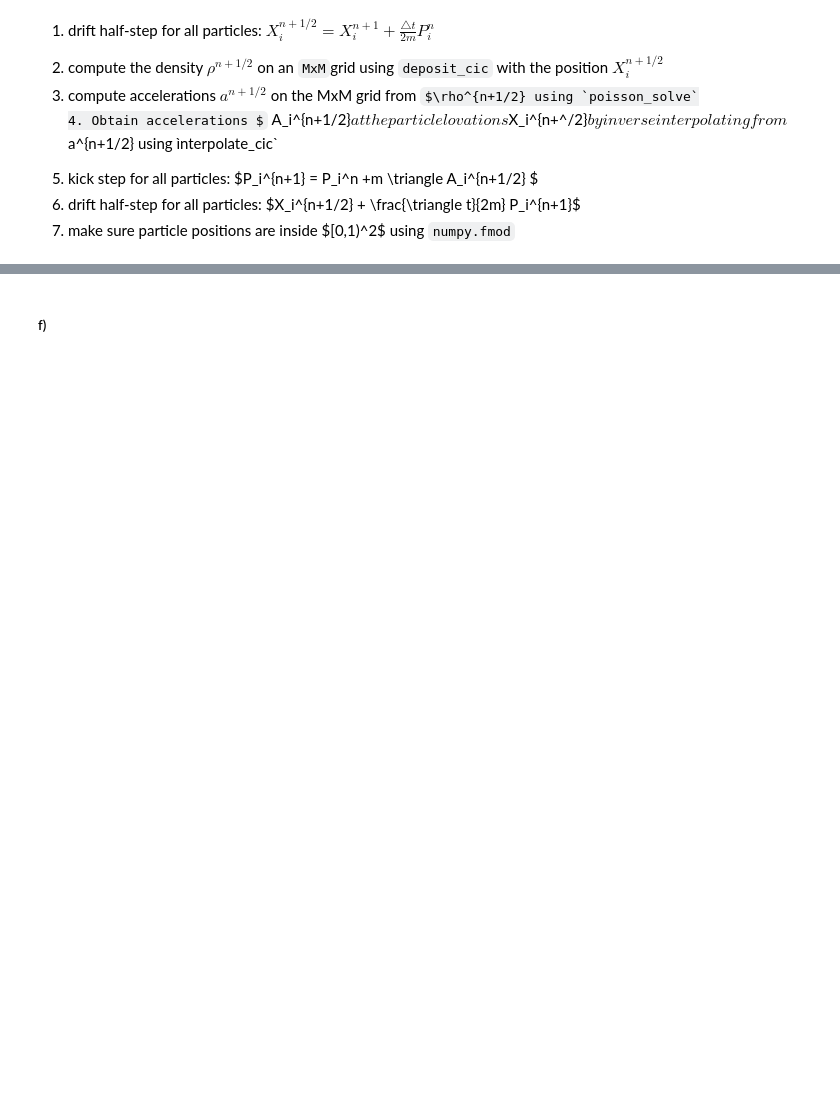
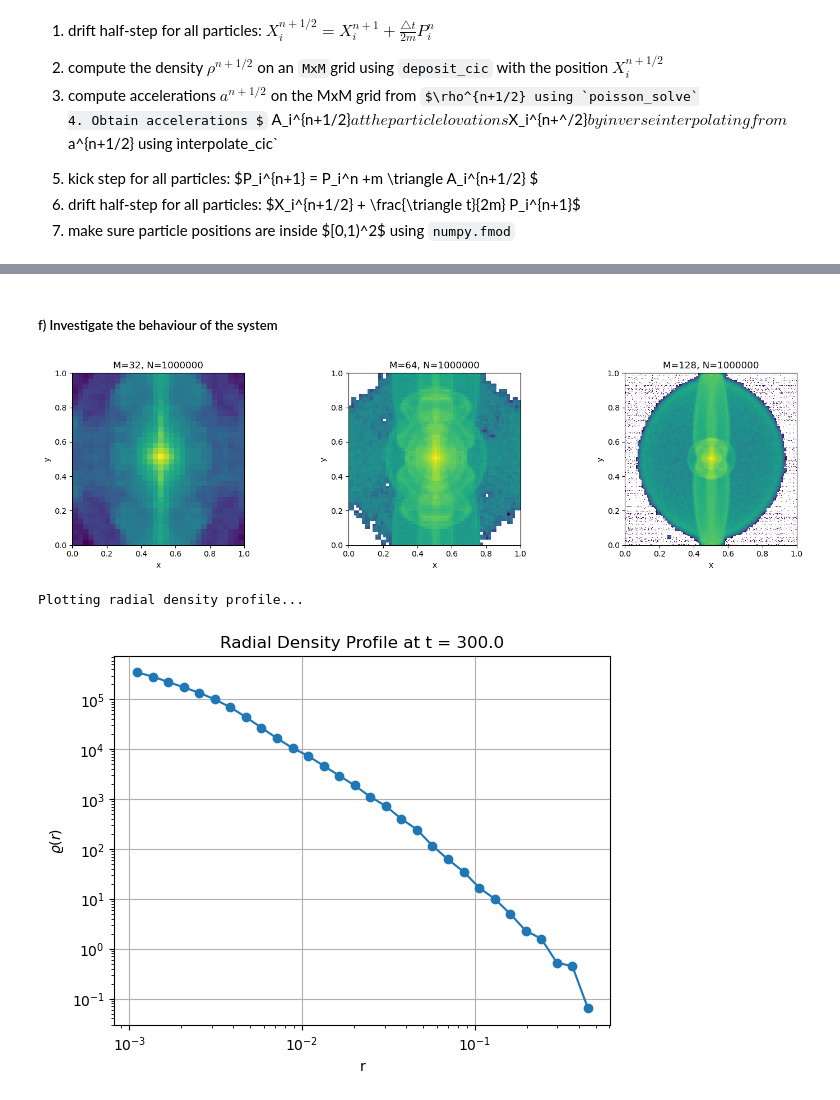
Before and after one commit to ShannonS00/Computational-Astrophysics, a Jupyter notebook: Worksheet_10/Worksheet_10_G22.ipynb, the cells around one changed output, grey strips where cells are left out. Saved outputs shown, nothing was run; the diff lists cells and outputs as text; code cells hidden in the pictures; some formulas as TeX source; blank space fills up the shorter version.

```diff
--- a/Worksheet_10/Worksheet_10_G22.ipynb
+++ b/Worksheet_10/Worksheet_10_G22.ipynb
@@ -398,2 +399,2 @@ plt.show()
 # %% [markdown]
-##### f)
+##### f) Investigate the behaviour of the system
@@ -399,0 +411,35 @@ plt.show()
+# %%
+def run_and_plot(N=10**6, M_list=[32, 64, 128], dt=1.0, n_steps=300,
+                  sigma_x=0.15, sigma_y=0.10, sigma_p_factor=1e-4, bins=30):
+    m = 1.0 / N
+    sigma_p = sigma_p_factor * m
+    np.random.seed(42)
+    X0 = np.empty((N, 2))
+    X0[:, 0] = (0.5 + sigma_x * np.random.randn(N)) % 1.0
+    X0[:, 1] = (0.5 + sigma_y * np.random.randn(N)) % 1.0
+    P0 = sigma_p * np.random.randn(N, 2)
+
+    fig, axs = plt.subplots(1, len(M_list), figsize=(15, 4))
+
+    for i, M in enumerate(M_list):
+        Xf, Pf, rho_f = leapfrog_pic(X0.copy(), P0.copy(), m, ngrid=M, dt=dt, n_steps=n_steps)
+        axs[i].imshow(rho_f, origin='lower', cmap='viridis', norm=LogNorm(), extent=[0,1,0,1])
+        axs[i].set_title(f"M={M}, N={N}")
+        axs[i].set_xlabel("x")
+        axs[i].set_ylabel("y")
+
+    plt.tight_layout()
+    plt.show()
+
+    # Plot radial profile for one case (e.g., M=64)
+    print("\nPlotting radial density profile...")
+    Xf, Pf, rho_f = leapfrog_pic(X0.copy(), P0.copy(), m, ngrid=64, dt=dt, n_steps=n_steps)
+    Rj, rhoj = compute_radial_profile(Xf, m, bins)
+
+    plt.figure()
+    plt.loglog(Rj, rhoj, 'o-')
+    plt.xlabel("r")
+    plt.ylabel(r"$\varrho(r)$")
+    plt.title("Radial Density Profile at t = {}".format(n_steps * dt))
+    plt.grid(True)
+    plt.show()
@@ -399,0 +464,6 @@ plt.show()
+# %%
+run_and_plot(N=10**6, M_list=[32, 64, 128], n_steps=300)
+# %% [output]
+[figure, added]
+Plotting radial density profile...
+[figure, added]
```
Also changed, not shown: parts of 8 cells of this notebook.
